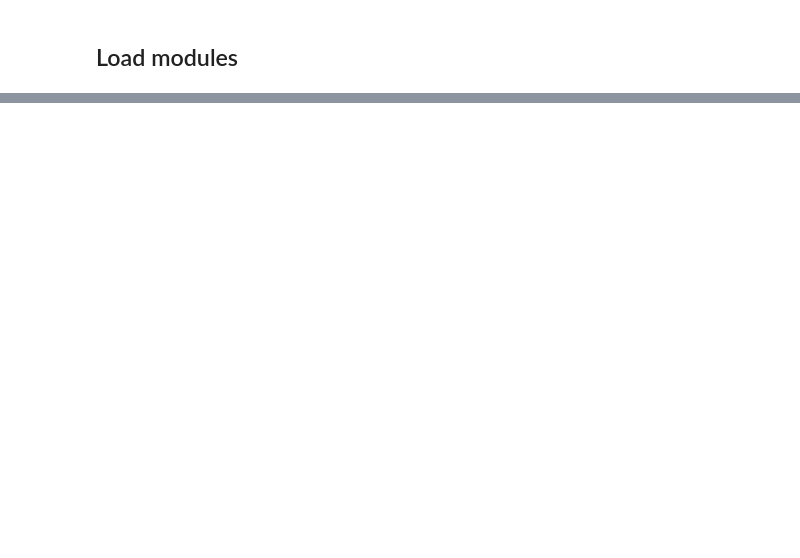
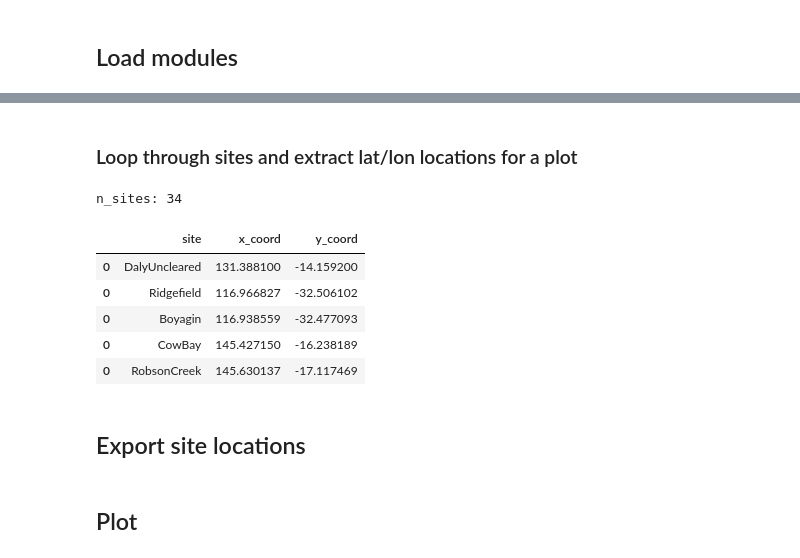
Before and after one commit to cbur24/AusEFlux, a Jupyter notebook: notebooks/historical/3_Extract_training_data.ipynb, the cells around one changed output, grey strips where cells are left out. Drawn from its saved outputs; the diff is of its cells as text; code cells hidden in the pictures; blank space fills up the shorter version.

Commit message:
extract ozflux etc

```diff
--- a/notebooks/historical/3_Extract_training_data.ipynb
+++ b/notebooks/historical/3_Extract_training_data.ipynb
@@ -24,0 +46,2 @@ ds = extract_ec_gridded_data(version='2022_v2',
+# %% [markdown]
+### Loop through sites and extract lat/lon locations for a plot
@@ -24,0 +52,27 @@ ds = extract_ec_gridded_data(version='2022_v2',
+# %%
+base = '/g/data/os22/chad_tmp/AusEFlux/data/training_data/'
+sites = os.listdir(base)
+
+td = []
+for site in sites:
+    if '.csv' in site:
+        xx = pd.read_csv(base+site)
+
+        xx['site'] = site[0:-4]
+        xx = xx[['site', 'x_coord', 'y_coord']]
+        xx=xx.head(1)
+        td.append(xx)
+
+df = pd.concat(td).dropna()
+print('n_sites:', len(df))
+df.head(5)
+# %% [output]
+n_sites: 34
+|  | site | x_coord | y_coord |
+| 0 | DalyUncleared | 131.388100 | -14.159200 |
+| 0 | Ridgefield | 116.966827 | -32.506102 |
+| 0 | Boyagin | 116.938559 | -32.477093 |
+| 0 | CowBay | 145.427150 | -16.238189 |
+| 0 | RobsonCreek | 145.630137 | -17.117469 |
+# %% [markdown]
+## Export site locations
@@ -24,0 +81,2 @@ ds = extract_ec_gridded_data(version='2022_v2',
+# %% [markdown]
+## Plot
```
Also changed, not shown: parts of 10 cells of this notebook, 7 other files.
